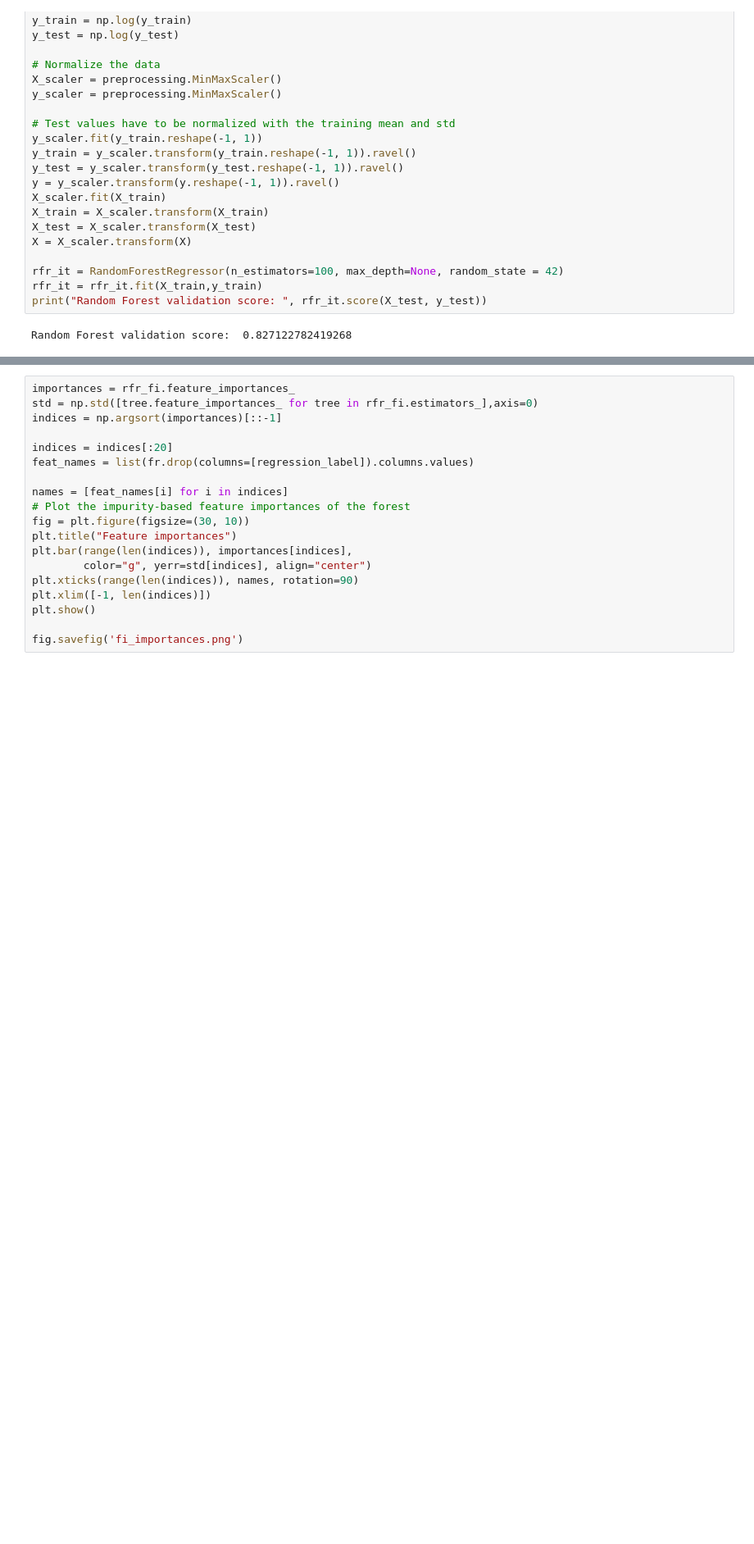
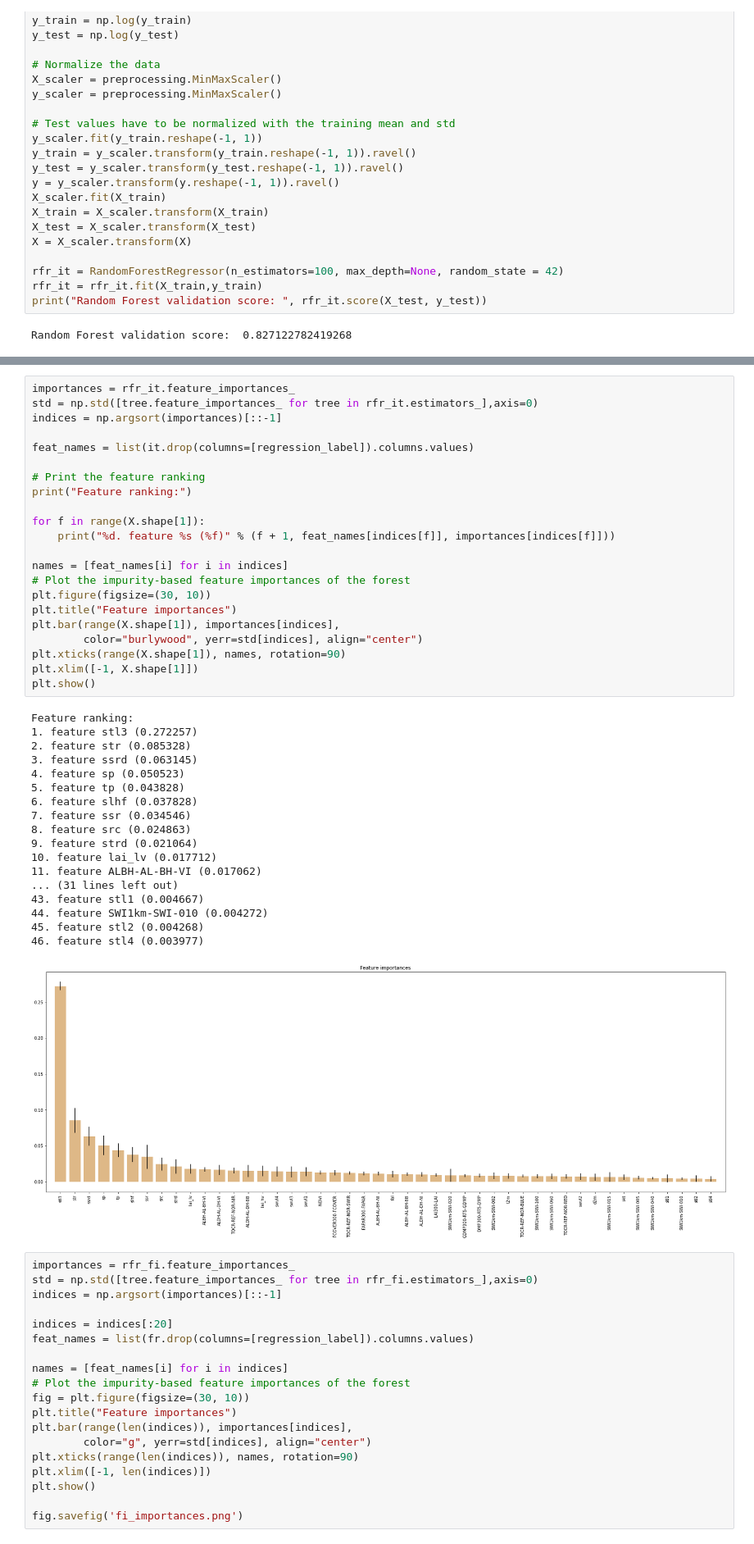
Before and after one commit to vincenzomadaghiele/Regression-of-biodiversity-indicators, a Jupyter notebook: TreeVisualization/Compare_importances.ipynb, the cells around one changed output, grey strips where cells are left out. Shown: that part at 82% size. Cells and saved outputs as stored; diff of their text form; blank space fills up the shorter version.

```diff
--- a/TreeVisualization/Compare_importances.ipynb
+++ b/TreeVisualization/Compare_importances.ipynb
@@ -235,3 +276,44 @@ Feature ranking:
+# %%
+importances = rfr_it.feature_importances_
+std = np.std([tree.feature_importances_ for tree in rfr_it.estimators_],axis=0)
+indices = np.argsort(importances)[::-1]
+
+feat_names = list(it.drop(columns=[regression_label]).columns.values)
+
+# Print the feature ranking
+print("Feature ranking:")
+
+for f in range(X.shape[1]):
+    print("%d. feature %s (%f)" % (f + 1, feat_names[indices[f]], importances[indices[f]]))
+
+names = [feat_names[i] for i in indices]
+# Plot the impurity-based feature importances of the forest
+plt.figure(figsize=(30, 10))
+plt.title("Feature importances")
+plt.bar(range(X.shape[1]), importances[indices],
+        color="burlywood", yerr=std[indices], align="center")
+plt.xticks(range(X.shape[1]), names, rotation=90)
+plt.xlim([-1, X.shape[1]])
+plt.show()
+# %% [output]
+Feature ranking:
+1. feature stl3 (0.272257)
+2. feature str (0.085328)
+3. feature ssrd (0.063145)
+4. feature sp (0.050523)
+5. feature tp (0.043828)
+6. feature slhf (0.037828)
+7. feature ssr (0.034546)
+8. feature src (0.024863)
+9. feature strd (0.021064)
+10. feature lai_lv (0.017712)
+11. feature ALBH-AL-BH-VI (0.017062)
+... (31 lines left out)
+43. feature stl1 (0.004667)
+44. feature SWI1km-SWI-010 (0.004272)
+45. feature stl2 (0.004268)
+46. feature stl4 (0.003977)
+[figure, added]
 # %%
 importances = rfr_fi.feature_importances_
 std = np.std([tree.feature_importances_ for tree in rfr_fi.estimators_],axis=0)
```
Also changed, not shown: parts of 6 cells of this notebook.
